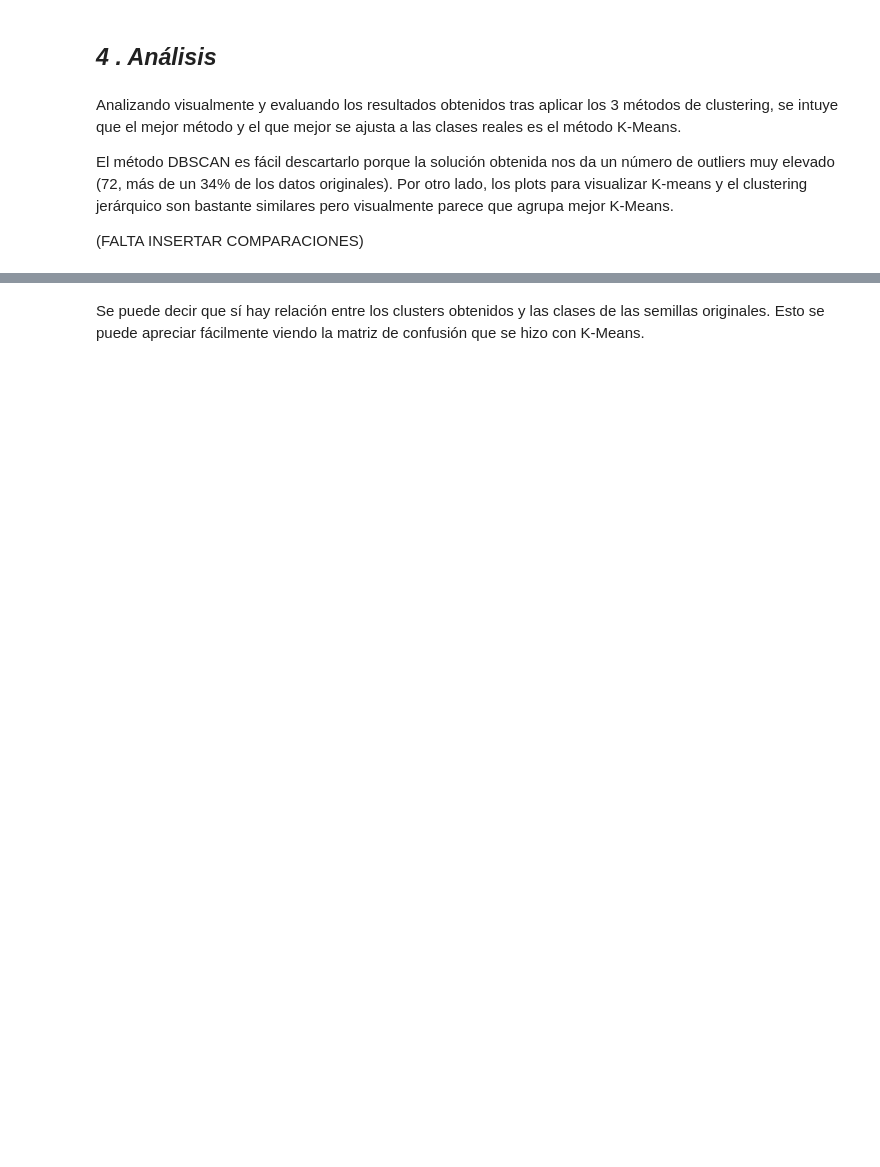
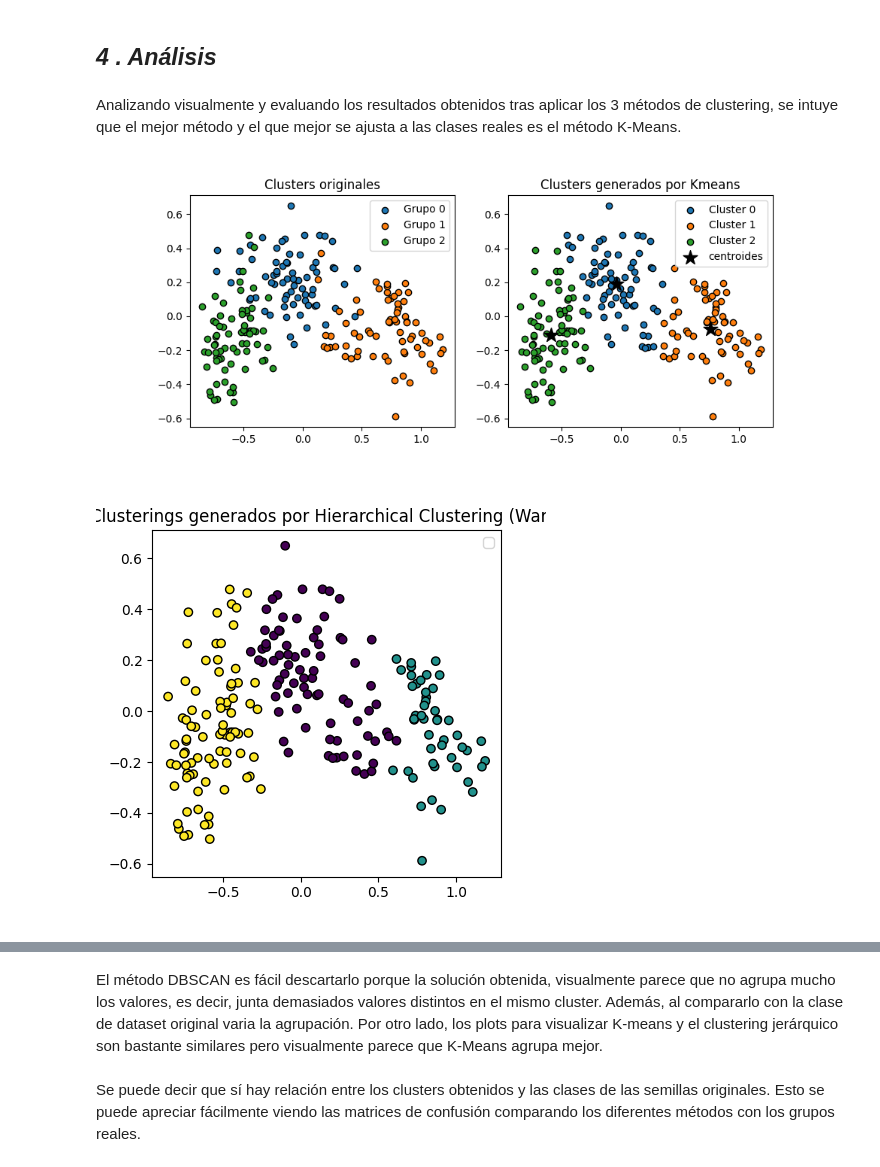
Before and after one commit to 100495991/AA_practica2, a Jupyter notebook: main.ipynb, the cells around one changed output, grey strips where cells are left out. Cells and saved outputs as stored; diff of their text form; code cells hidden in the pictures; blank space fills up the shorter version.

Commit message:
Ya casi casi casi falta cambiar boxplot
Co-authored-by: Alonso <100495821@users.noreply.github.com>

```diff
--- a/main.ipynb
+++ b/main.ipynb
@@ -668,7 +669,11 @@ Número de outliers encontrados: 2
 ## *__4 . Análisis__*
 # %% [markdown]
 Analizando visualmente y evaluando los resultados obtenidos tras aplicar los 3 métodos de clustering, se intuye que el mejor método y el que mejor se ajusta a las clases reales es el método K-Means.
-
-El método DBSCAN  es fácil descartarlo porque la solución obtenida nos da un número de outliers muy elevado (72, más de un 34% de los datos originales). Por otro lado, los plots para visualizar K-means y el clustering jerárquico son bastante similares pero visualmente parece que agrupa mejor K-Means.
-
-(FALTA INSERTAR COMPARACIONES)
+# %%
+from IPython.display import Image
+display(Image("kmeans_clusters.png"))
+display(Image("jerarquico_clusters.png"))
+display(Image("dbscan_clusters.png"))
+# %% [output]
+[figure, added]
+[figure, added]
@@ -675,5 +681,8 @@ El método DBSCAN  es fácil descartarlo porque la solución obtenida nos da un
+# %% [markdown]
+El método DBSCAN  es fácil descartarlo porque la solución obtenida, visualmente parece que no agrupa mucho los valores, es decir, junta demasiados valores distintos en el mismo cluster. Además, al compararlo con la clase de dataset original varia la agrupación.
+Por otro lado, los plots para visualizar K-means y el clustering jerárquico son bastante similares pero visualmente parece que K-Means agrupa mejor.
 # %% [markdown]
-Se puede decir que sí hay relación entre los clusters obtenidos y las clases de las semillas originales. Esto se puede apreciar fácilmente viendo la matriz de confusión que se hizo con K-Means.
+Se puede decir que sí hay relación entre los clusters obtenidos y las clases de las semillas originales. Esto se puede apreciar fácilmente viendo las matrices de confusión comparando los diferentes métodos con los grupos reales.
 # %%
 import seaborn as sns
 contingencia = pd.crosstab(y, y_predict, dropna=False, rownames=['grupo_real'], colnames=['cluster'], normalize='index')
```
Also changed, not shown: parts of 18 cells of this notebook.
